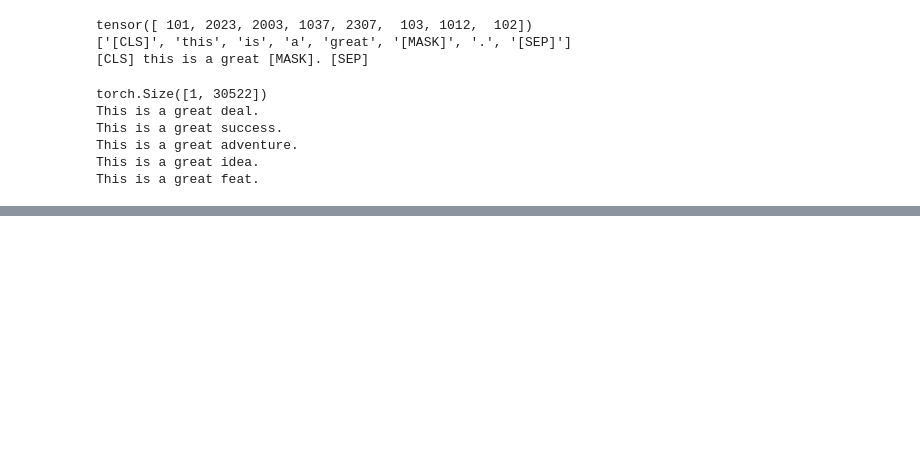
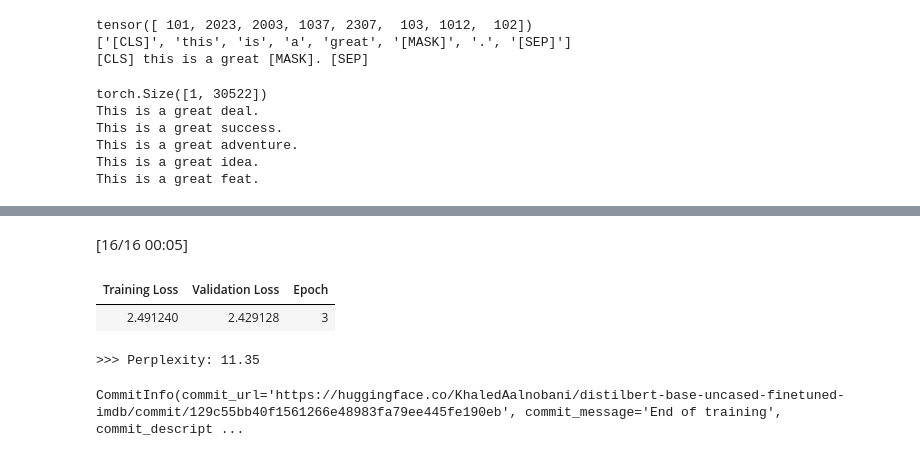
Before and after one commit to KhaledAlnobani/huggingface-course-notebooks, a Jupyter notebook: Fine-tuning a masked language model/main.ipynb, the cells around one changed output, grey strips where cells are left out. Saved outputs shown, nothing was run; the diff lists cells and outputs as text; code cells hidden in the pictures; blank space fills up the shorter version.

```diff
--- a/Fine-tuning a masked language model/main.ipynb
+++ b/Fine-tuning a masked language model/main.ipynb
@@ -59,0 +309,12 @@ print(dataset["train"].shape)
+# %%
+eval_results = trainer.evaluate()
+print(f">>> Perplexity: {math.exp(eval_results['eval_loss']):.2f}")
+# %% [output]
+[16/16 00:05]
+| Training Loss | Validation Loss | Epoch |
+| 2.491240 | 2.429128 | 3 |
+>>> Perplexity: 11.35
+# %%
+trainer.push_to_hub()
+# %% [output]
+CommitInfo(commit_url='https://huggingface.co/KhaledAalnobani/distilbert-base-uncased-finetuned-imdb/commit/129c55bb40f1561266e48983fa79ee445fe190eb', commit_message='End of training', commit_descript ...
```
Also changed, not shown: parts of 37 cells of this notebook.
